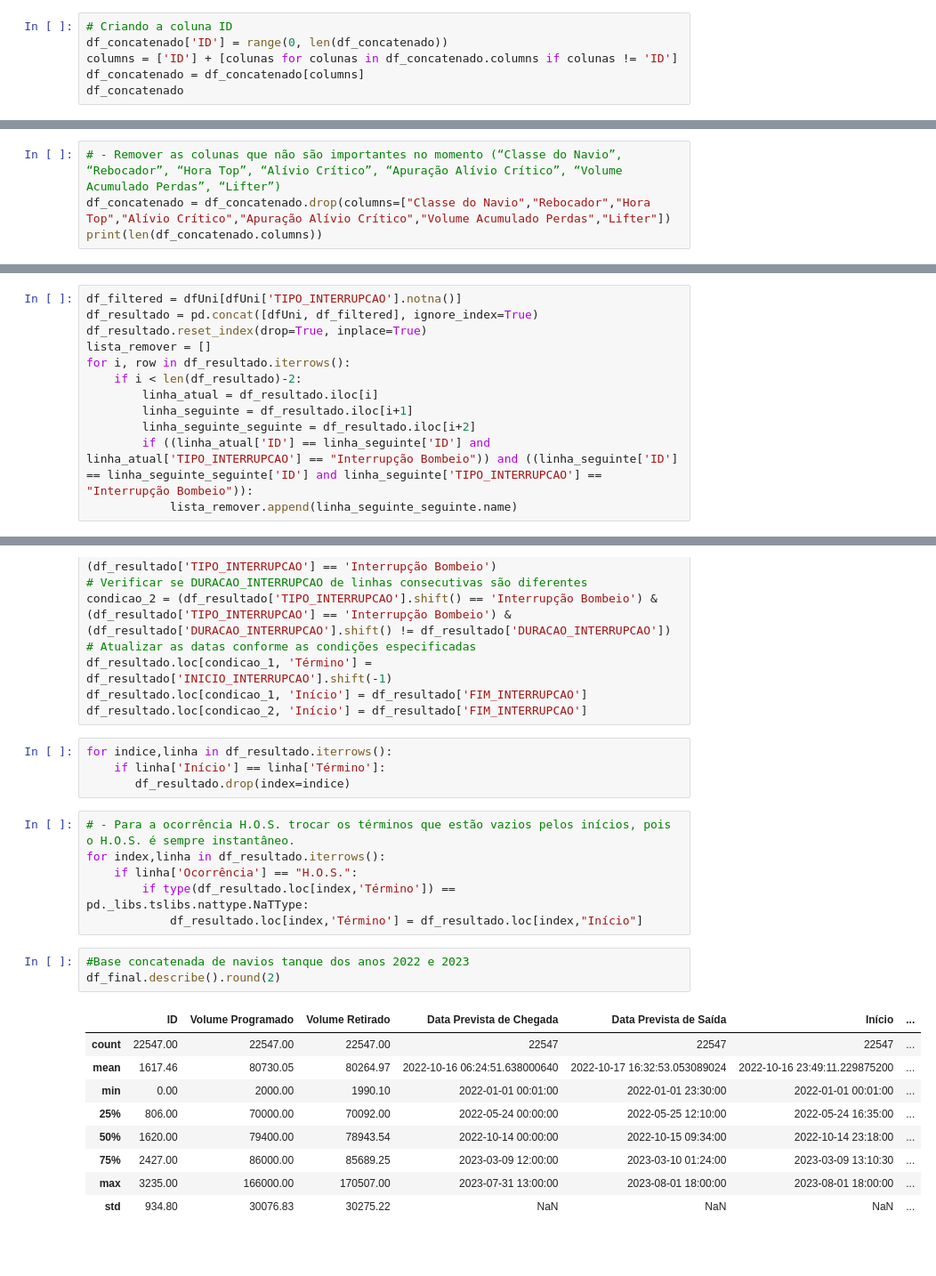
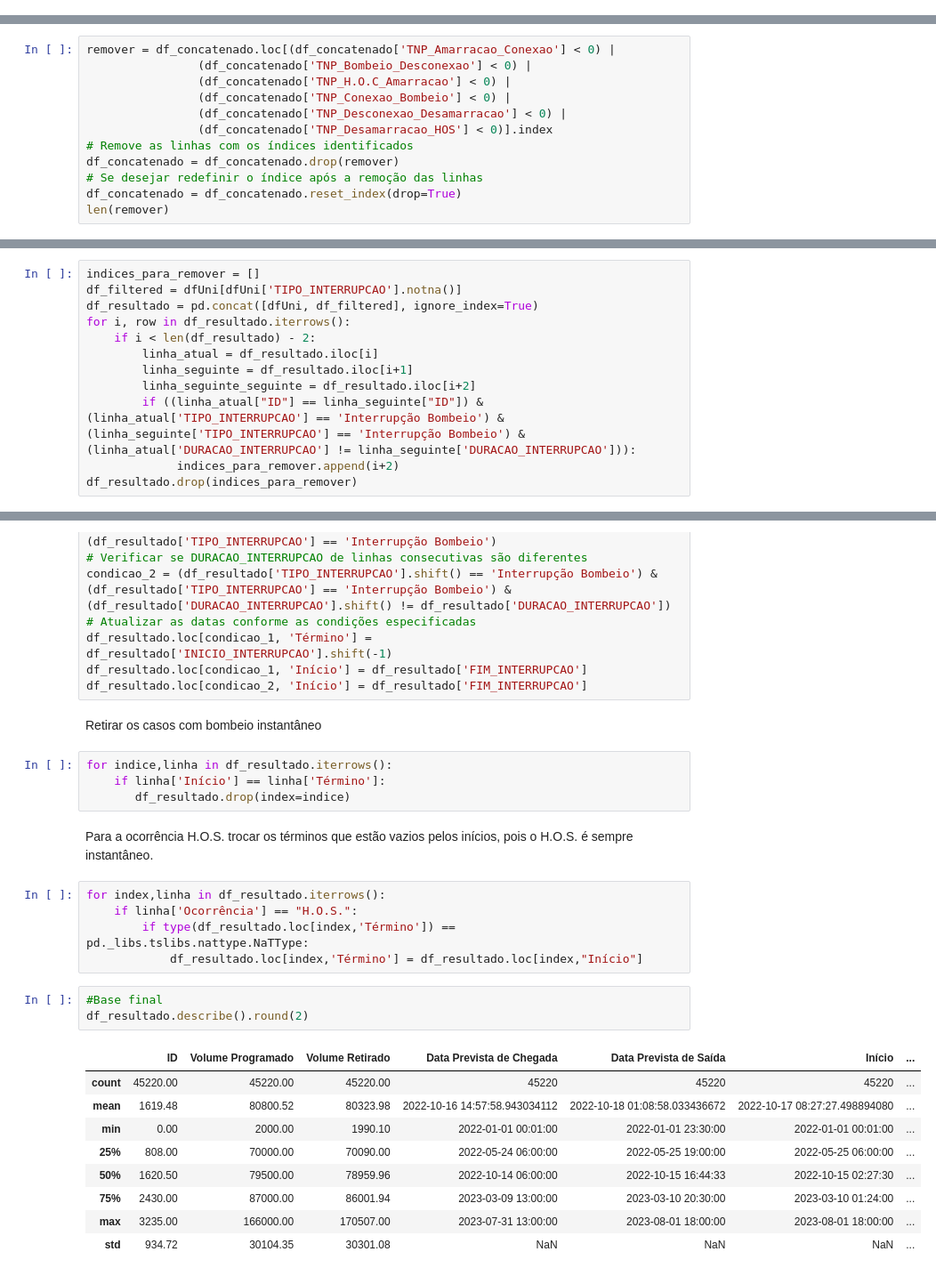
Before and after one commit to gabriellaserra/Process-mining-novo, a Jupyter notebook: Notebooks/Tratamento_Completo.ipynb, the cells around one changed output, grey strips where cells are left out. Shown at 89% size. Cells and saved outputs as stored; diff of their text form; blank space fills up the shorter version.

Commit message:
código atualizado com TNP

```diff
--- a/Notebooks/Tratamento_Completo.ipynb
+++ b/Notebooks/Tratamento_Completo.ipynb
@@ -101,6 +119,0 @@ df_concatenado
-# %%
-# Criando a coluna ID
-df_concatenado['ID'] = range(0, len(df_concatenado))
-columns = ['ID'] + [colunas for colunas in df_concatenado.columns if colunas != 'ID']
-df_concatenado = df_concatenado[columns]
-df_concatenado
@@ -162,4 +119,0 @@ print(len(df_concatenado.columns))
-# %%
-# - Remover as colunas que não são importantes no momento (“Classe do Navio”, “Rebocador”, “Hora Top”, “Alívio Crítico”, “Apuração Alívio Crítico”, “Volume Acumulado Perdas”, “Lifter”)
-df_concatenado = df_concatenado.drop(columns=["Classe do Navio","Rebocador","Hora Top","Alívio Crítico","Apuração Alívio Crítico","Volume Acumulado Perdas","Lifter"])
-print(len(df_concatenado.columns))
@@ -216,0 +122,12 @@ print(3236-3221)
+# %%
+remover = df_concatenado.loc[(df_concatenado['TNP_Amarracao_Conexao'] < 0) |
+                (df_concatenado['TNP_Bombeio_Desconexao'] < 0) |
+                (df_concatenado['TNP_H.O.C_Amarracao'] < 0) |
+                (df_concatenado['TNP_Conexao_Bombeio'] < 0) |
+                (df_concatenado['TNP_Desconexao_Desamarracao'] < 0) |
+                (df_concatenado['TNP_Desamarracao_HOS'] < 0)].index
+# Remove as linhas com os índices identificados
+df_concatenado = df_concatenado.drop(remover)
+# Se desejar redefinir o índice após a remoção das linhas
+df_concatenado = df_concatenado.reset_index(drop=True)
+len(remover)
@@ -374,12 +301,12 @@ dfUni.loc[~condicao_4, 'TIPO_INTERRUPCAO'] = ''
 # %%
+indices_para_remover = []
 df_filtered = dfUni[dfUni['TIPO_INTERRUPCAO'].notna()]
 df_resultado = pd.concat([dfUni, df_filtered], ignore_index=True)
-df_resultado.reset_index(drop=True, inplace=True)
-lista_remover = []
 for i, row in df_resultado.iterrows():
-    if i < len(df_resultado)-2:
+    if i < len(df_resultado) - 2:
         linha_atual = df_resultado.iloc[i]
         linha_seguinte = df_resultado.iloc[i+1]
         linha_seguinte_seguinte = df_resultado.iloc[i+2]
-        if ((linha_atual['ID'] == linha_seguinte['ID'] and linha_atual['TIPO_INTERRUPCAO'] == "Interrupção Bombeio")) and ((linha_seguinte['ID'] == linha_seguinte_seguinte['ID'] and linha_seguinte['TIPO_INTERRUPCAO'] == "Interrupção Bombeio")):
-            lista_remover.append(linha_seguinte_seguinte.name)
+        if ((linha_atual["ID"] == linha_seguinte["ID"]) & (linha_atual['TIPO_INTERRUPCAO'] == 'Interrupção Bombeio') & (linha_seguinte['TIPO_INTERRUPCAO'] == 'Interrupção Bombeio') & (linha_atual['DURACAO_INTERRUPCAO'] != linha_seguinte['DURACAO_INTERRUPCAO'])):
+             indices_para_remover.append(i+2)
+df_resultado.drop(indices_para_remover)
@@ -407,26 +353,29 @@ condicao_2 = (df_resultado['TIPO_INTERRUPCAO'].shift() == 'Interrupção Bombeio
 df_resultado.loc[condicao_1, 'Término'] = df_resultado['INICIO_INTERRUPCAO'].shift(-1)
 df_resultado.loc[condicao_1, 'Início'] = df_resultado['FIM_INTERRUPCAO']
 df_resultado.loc[condicao_2, 'Início'] = df_resultado['FIM_INTERRUPCAO']
+# %% [markdown]
+Retirar os casos com bombeio instantâneo
 # %%
 for indice,linha in df_resultado.iterrows():
     if linha['Início'] == linha['Término']:
        df_resultado.drop(index=indice)
+# %% [markdown]
+Para a ocorrência H.O.S. trocar os términos que estão vazios pelos inícios, pois o H.O.S. é sempre instantâneo.
 # %%
-# - Para a ocorrência H.O.S. trocar os términos que estão vazios pelos inícios, pois o H.O.S. é sempre instantâneo.
 for index,linha in df_resultado.iterrows():
     if linha['Ocorrência'] == "H.O.S.":
         if type(df_resultado.loc[index,'Término']) == pd._libs.tslibs.nattype.NaTType:
             df_resultado.loc[index,'Término'] = df_resultado.loc[index,"Início"]
 # %%
-#Base concatenada de navios tanque dos anos 2022 e 2023
-df_final.describe().round(2)
+#Base final
+df_resultado.describe().round(2)
 # %% [output]
 |  | ID | Volume Programado | Volume Retirado | Data Prevista de Chegada | Data Prevista de Saída | Início | ... |
-| count | 22547.00 | 22547.00 | 22547.00 | 22547 | 22547 | 22547 | ... |
-| mean | 1617.46 | 80730.05 | 80264.97 | 2022-10-16 06:24:51.638000640 | 2022-10-17 16:32:53.053089024 | 2022-10-16 23:49:11.229875200 | ... |
+| count | 45220.00 | 45220.00 | 45220.00 | 45220 | 45220 | 45220 | ... |
+| mean | 1619.48 | 80800.52 | 80323.98 | 2022-10-16 14:57:58.943034112 | 2022-10-18 01:08:58.033436672 | 2022-10-17 08:27:27.498894080 | ... |
 | min | 0.00 | 2000.00 | 1990.10 | 2022-01-01 00:01:00 | 2022-01-01 23:30:00 | 2022-01-01 00:01:00 | ... |
-| 25% | 806.00 | 70000.00 | 70092.00 | 2022-05-24 00:00:00 | 2022-05-25 12:10:00 | 2022-05-24 16:35:00 | ... |
-| 50% | 1620.00 | 79400.00 | 78943.54 | 2022-10-14 00:00:00 | 2022-10-15 09:34:00 | 2022-10-14 23:18:00 | ... |
-| 75% | 2427.00 | 86000.00 | 85689.25 | 2023-03-09 12:00:00 | 2023-03-10 01:24:00 | 2023-03-09 13:10:30 | ... |
+| 25% | 808.00 | 70000.00 | 70090.00 | 2022-05-24 06:00:00 | 2022-05-25 19:00:00 | 2022-05-25 06:00:00 | ... |
+| 50% | 1620.50 | 79500.00 | 78959.96 | 2022-10-14 06:00:00 | 2022-10-15 16:44:33 | 2022-10-15 02:27:30 | ... |
+| 75% | 2430.00 | 87000.00 | 86001.94 | 2023-03-09 13:00:00 | 2023-03-10 20:30:00 | 2023-03-10 01:24:00 | ... |
 | max | 3235.00 | 166000.00 | 170507.00 | 2023-07-31 13:00:00 | 2023-08-01 18:00:00 | 2023-08-01 18:00:00 | ... |
-| std | 934.80 | 30076.83 | 30275.22 | NaN | NaN | NaN | ... |
+| std | 934.72 | 30104.35 | 30301.08 | NaN | NaN | NaN | ... |
```
Also changed, not shown: parts of 65 cells of this notebook, 1 other file.
